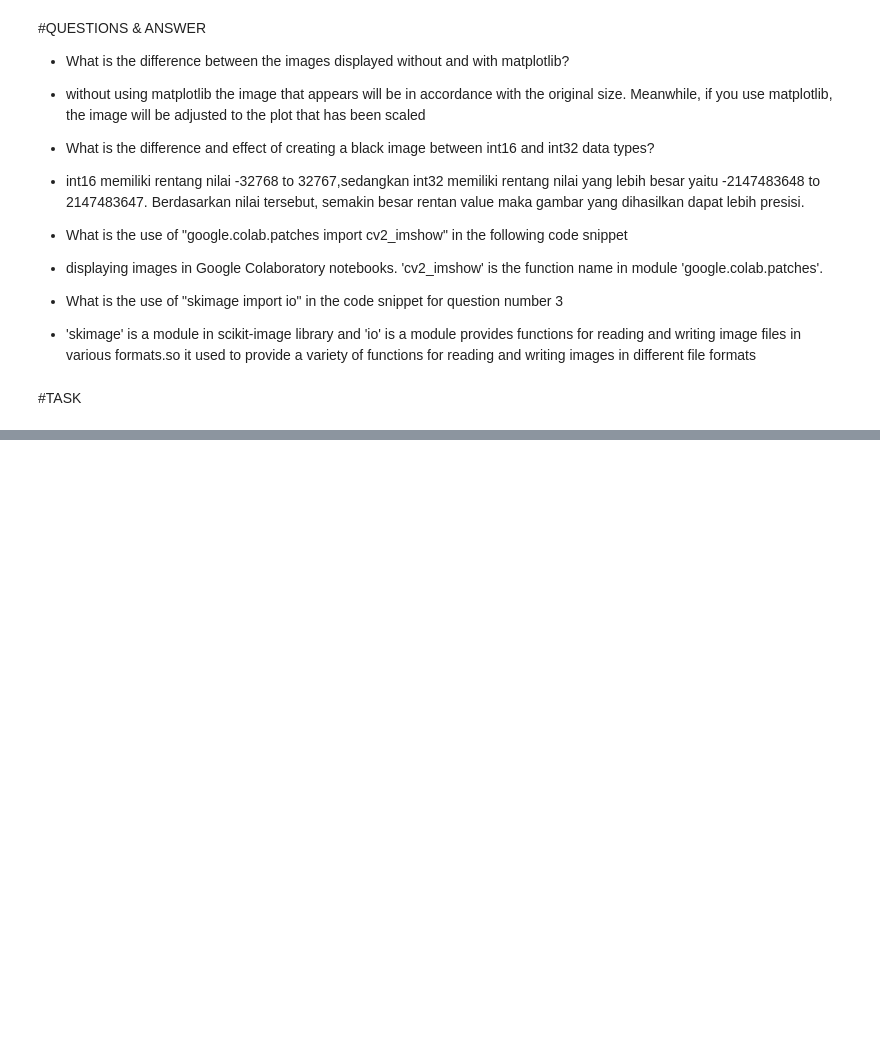
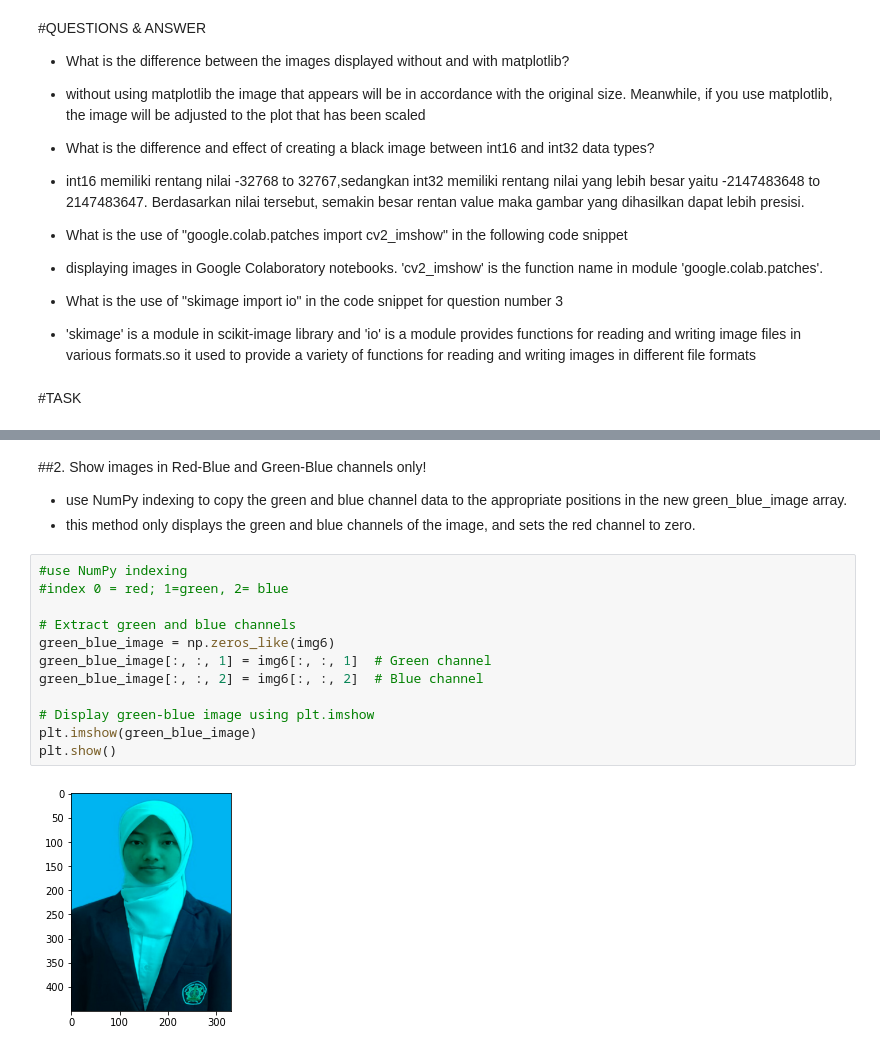
Before and after one commit to noora20FH/PCVK, a Jupyter notebook: week2.ipynb, the cells around one changed output, grey strips where cells are left out. Cells and saved outputs as stored; diff of their text form; blank space fills up the shorter version.

```diff
--- a/week2.ipynb
+++ b/week2.ipynb
@@ -162,0 +197,18 @@ plt.imshow(black_image2)
+# %% [markdown]
+##2. Show images in Red-Blue and Green-Blue channels only!
+- use NumPy indexing to copy the green and blue channel data to the appropriate positions in the new green_blue_image array.
+-  this method only displays the green and blue channels of the image, and sets the red channel to zero.
+# %%
+#use NumPy indexing
+#index 0 = red; 1=green, 2= blue
+
+# Extract green and blue channels
+green_blue_image = np.zeros_like(img6)
+green_blue_image[:, :, 1] = img6[:, :, 1]  # Green channel
+green_blue_image[:, :, 2] = img6[:, :, 2]  # Blue channel
+
+# Display green-blue image using plt.imshow
+plt.imshow(green_blue_image)
+plt.show()
+# %% [output]
+[figure, added]
```
Also changed, not shown: parts of 20 cells of this notebook.
